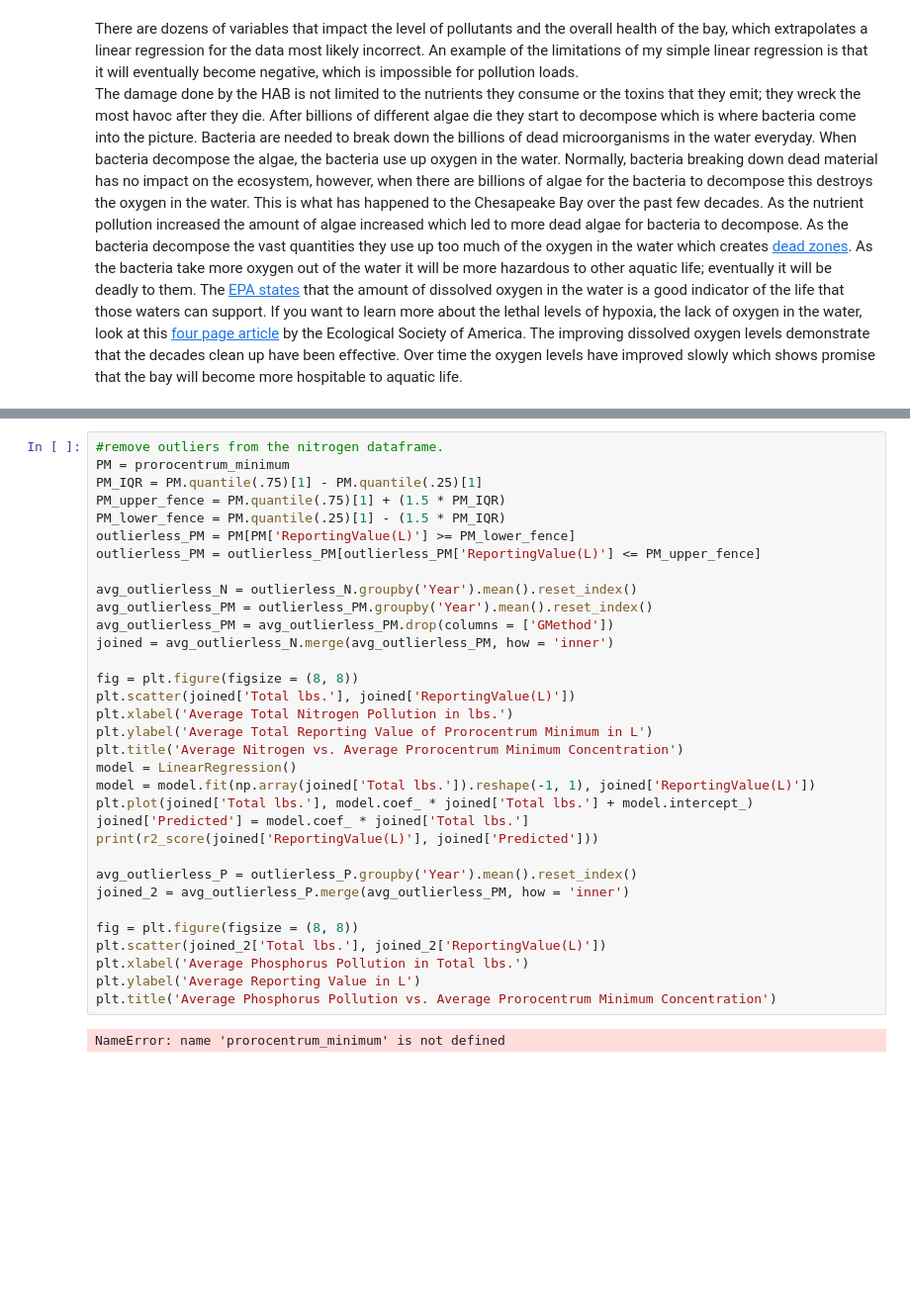
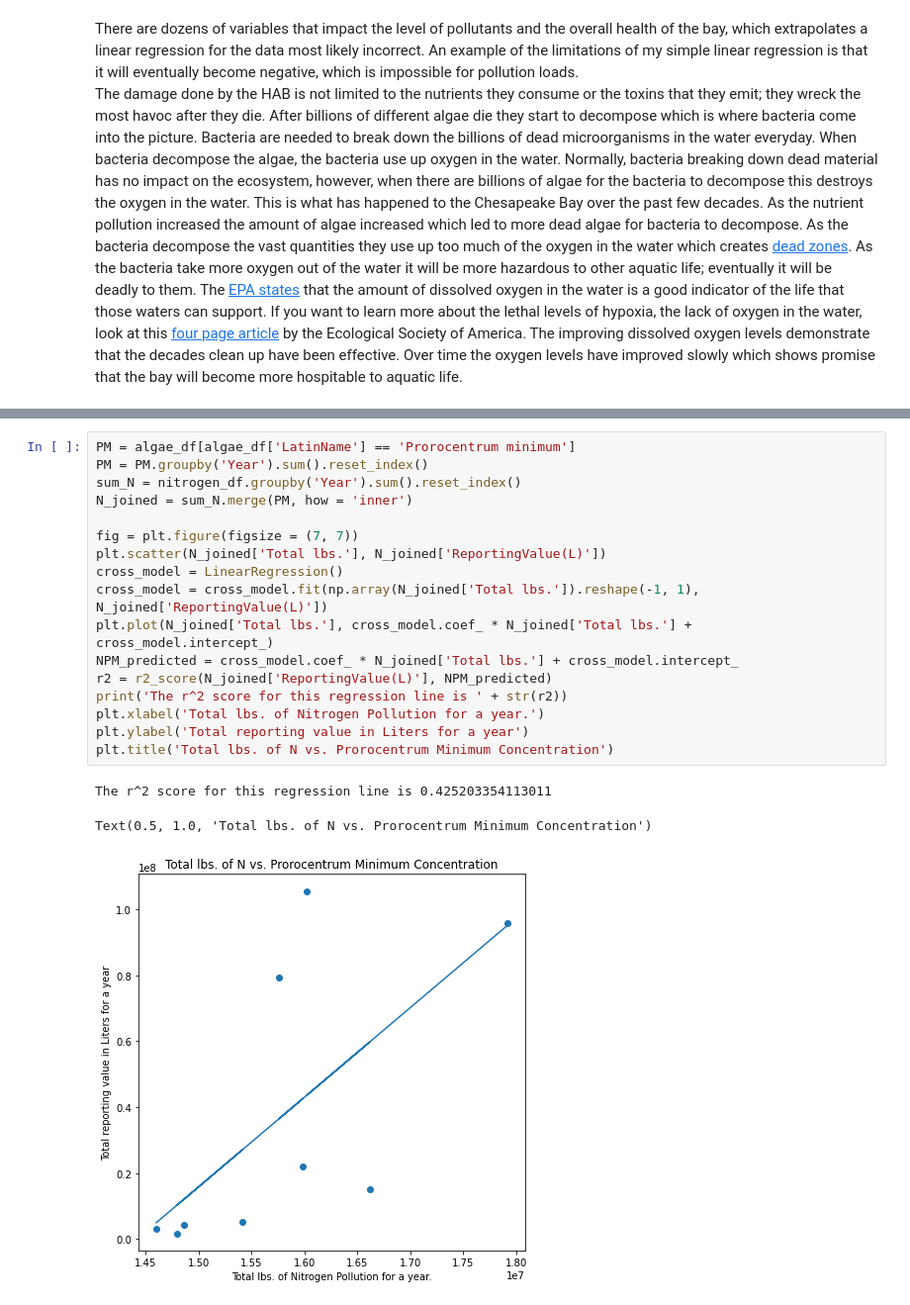
Before and after one commit to type1larosa3/CMSC320-Final-Tutorial, a Jupyter notebook: Tutorial_final.ipynb, the cells around one changed output, grey strips where cells are left out. Shown at 99% size. Cells and saved outputs as stored; diff of their text form; blank space fills up the shorter version.

```diff
--- a/Tutorial_final.ipynb
+++ b/Tutorial_final.ipynb
@@ -423,35 +425,21 @@ Now that we've shown many different parts of the data in terms of algae concentr
 # %%
-#remove outliers from the nitrogen dataframe.
-PM = prorocentrum_minimum
-PM_IQR = PM.quantile(.75)[1] - PM.quantile(.25)[1]
-PM_upper_fence = PM.quantile(.75)[1] + (1.5 * PM_IQR)
-PM_lower_fence = PM.quantile(.25)[1] - (1.5 * PM_IQR)
-outlierless_PM = PM[PM['ReportingValue(L)'] >= PM_lower_fence]
-outlierless_PM = outlierless_PM[outlierless_PM['ReportingValue(L)'] <= PM_upper_fence]
+PM = algae_df[algae_df['LatinName'] == 'Prorocentrum minimum']
+PM = PM.groupby('Year').sum().reset_index()
+sum_N = nitrogen_df.groupby('Year').sum().reset_index()
+N_joined = sum_N.merge(PM, how = 'inner')
 
-avg_outlierless_N = outlierless_N.groupby('Year').mean().reset_index()
-avg_outlierless_PM = outlierless_PM.groupby('Year').mean().reset_index()
-avg_outlierless_PM = avg_outlierless_PM.drop(columns = ['GMethod'])
-joined = avg_outlierless_N.merge(avg_outlierless_PM, how = 'inner')
-
-fig = plt.figure(figsize = (8, 8))
-plt.scatter(joined['Total lbs.'], joined['ReportingValue(L)'])
-plt.xlabel('Average Total Nitrogen Pollution in lbs.')
-plt.ylabel('Average Total Reporting Value of Prorocentrum Minimum in L')
-plt.title('Average Nitrogen vs. Average Prorocentrum Minimum Concentration')
-model = LinearRegression()
-model = model.fit(np.array(joined['Total lbs.']).reshape(-1, 1), joined['ReportingValue(L)'])
-plt.plot(joined['Total lbs.'], model.coef_ * joined['Total lbs.'] + model.intercept_)
-joined['Predicted'] = model.coef_ * joined['Total lbs.']
-print(r2_score(joined['ReportingValue(L)'], joined['Predicted']))
-
-avg_outlierless_P = outlierless_P.groupby('Year').mean().reset_index()
-joined_2 = avg_outlierless_P.merge(avg_outlierless_PM, how = 'inner')
-
-fig = plt.figure(figsize = (8, 8))
-plt.scatter(joined_2['Total lbs.'], joined_2['ReportingValue(L)'])
-plt.xlabel('Average Phosphorus Pollution in Total lbs.')
-plt.ylabel('Average Reporting Value in L')
-plt.title('Average Phosphorus Pollution vs. Average Prorocentrum Minimum Concentration')
+fig = plt.figure(figsize = (7, 7))
+plt.scatter(N_joined['Total lbs.'], N_joined['ReportingValue(L)'])
+cross_model = LinearRegression()
+cross_model = cross_model.fit(np.array(N_joined['Total lbs.']).reshape(-1, 1), N_joined['ReportingValue(L)'])
+plt.plot(N_joined['Total lbs.'], cross_model.coef_ * N_joined['Total lbs.'] + cross_model.intercept_)
+NPM_predicted = cross_model.coef_ * N_joined['Total lbs.'] + cross_model.intercept_
+r2 = r2_score(N_joined['ReportingValue(L)'], NPM_predicted)
+print('The r^2 score for this regression line is ' + str(r2))
+plt.xlabel('Total lbs. of Nitrogen Pollution for a year.')
+plt.ylabel('Total reporting value in Liters for a year')
+plt.title('Total lbs. of N vs. Prorocentrum Minimum Concentration')
 # %% [output]
-NameError: name 'prorocentrum_minimum' is not defined
+The r^2 score for this regression line is 0.425203354113011
+Text(0.5, 1.0, 'Total lbs. of N vs. Prorocentrum Minimum Concentration')
+[figure, added]
```
Also changed, not shown: parts of 32 cells of this notebook.
